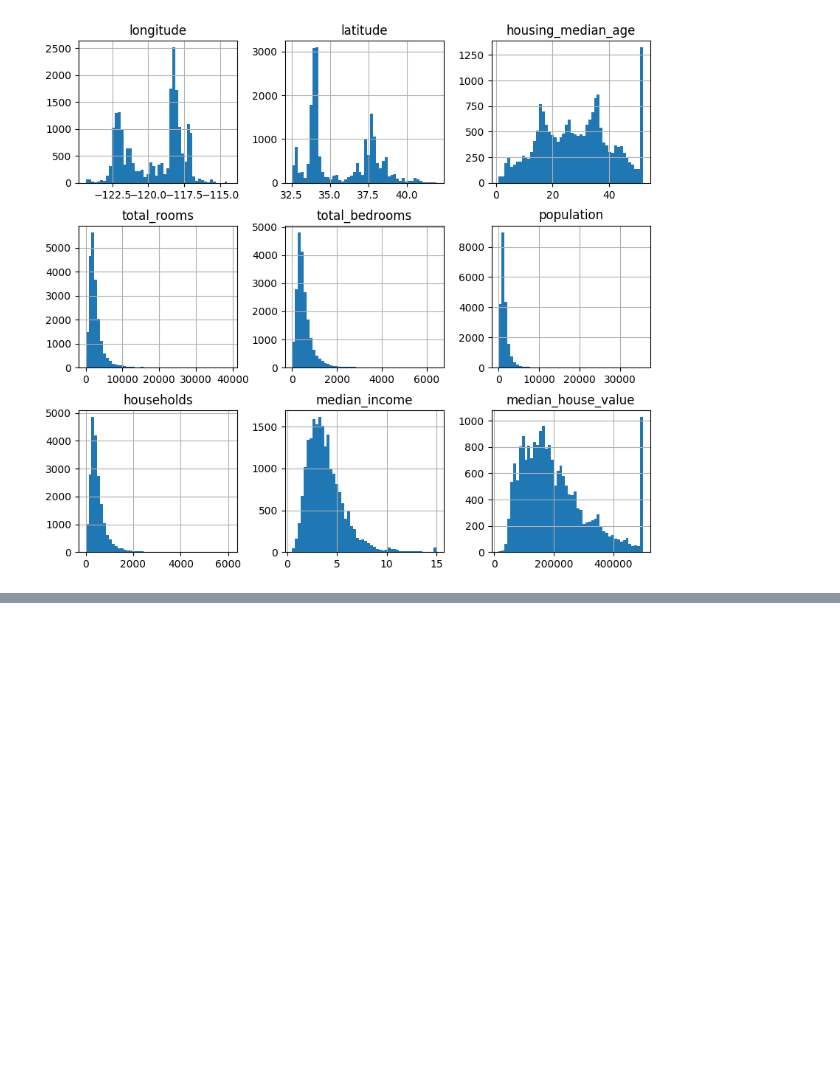
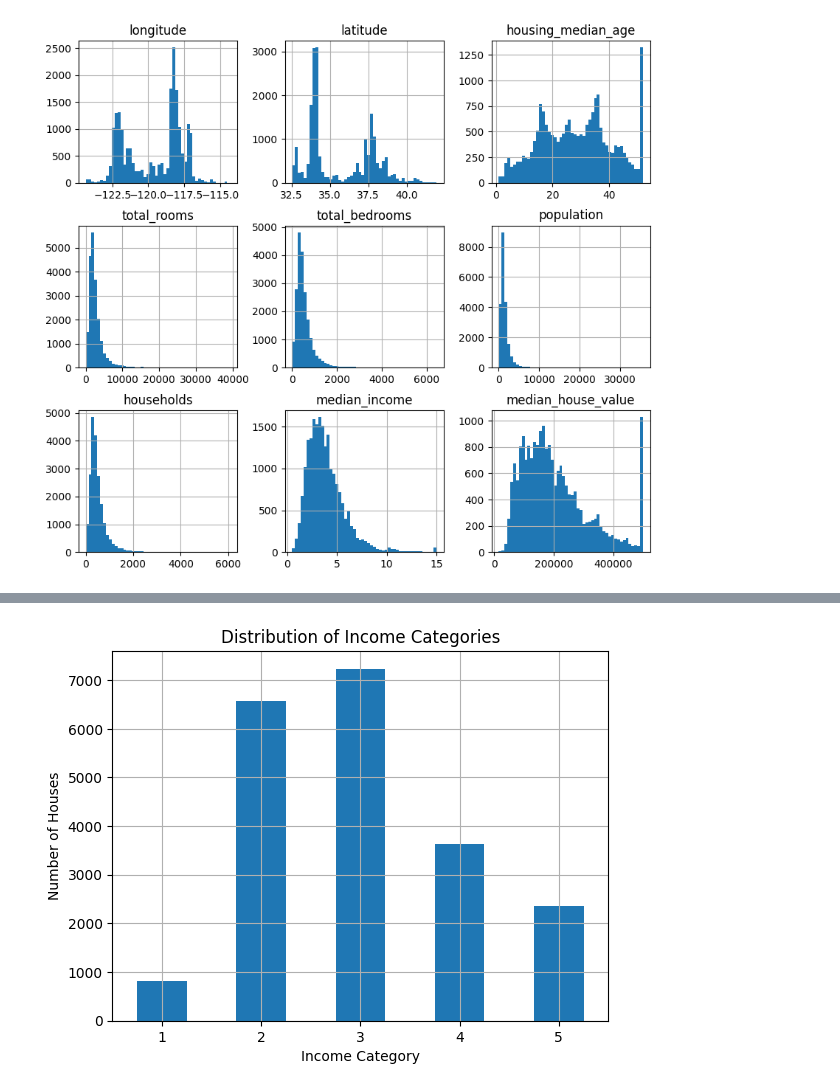
Before and after one commit to atamez6/housing_prediction, a Jupyter notebook: 02.ipynb, the cells around one changed output, grey strips where cells are left out. Saved outputs shown, nothing was run; the diff lists cells and outputs as text; code cells hidden in the pictures; blank space fills up the shorter version.

```diff
--- a/02.ipynb
+++ b/02.ipynb
@@ -83,0 +110,10 @@ plt.show()
+# %%
+import numpy as np
+datos['income_cat'] = pd.cut(datos['median_income'], bins= [0.0,1.5,3.0,4.5,6.0,np.inf], labels=[1,2,3,4,5])
+datos['income_cat'].value_counts().sort_index().plot.bar(rot=0, grid=True)
+plt.xlabel('Income Category')
+plt.ylabel('Number of Houses')
+plt.title('Distribution of Income Categories')
+plt.show()
+# %% [output]
+[figure, added]
```
Also changed, not shown: parts of 7 cells of this notebook.
